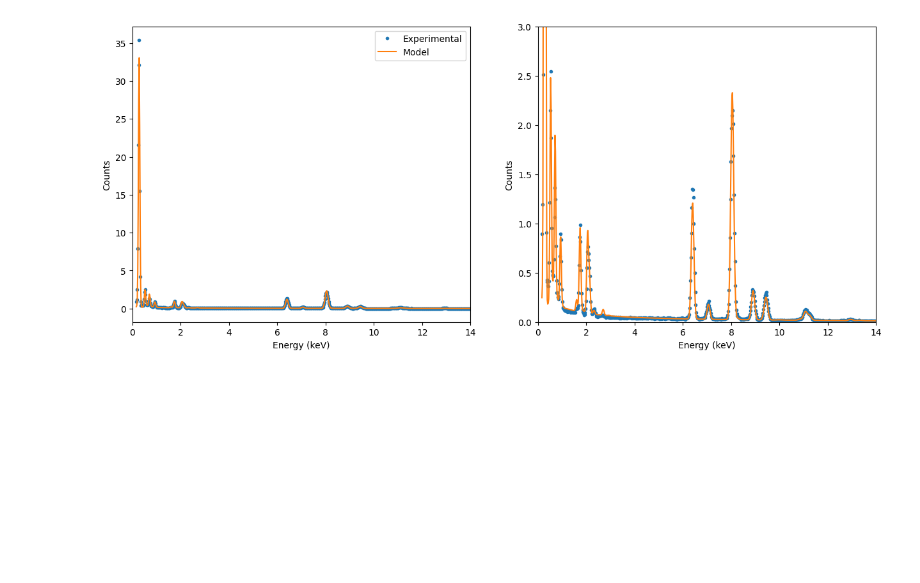
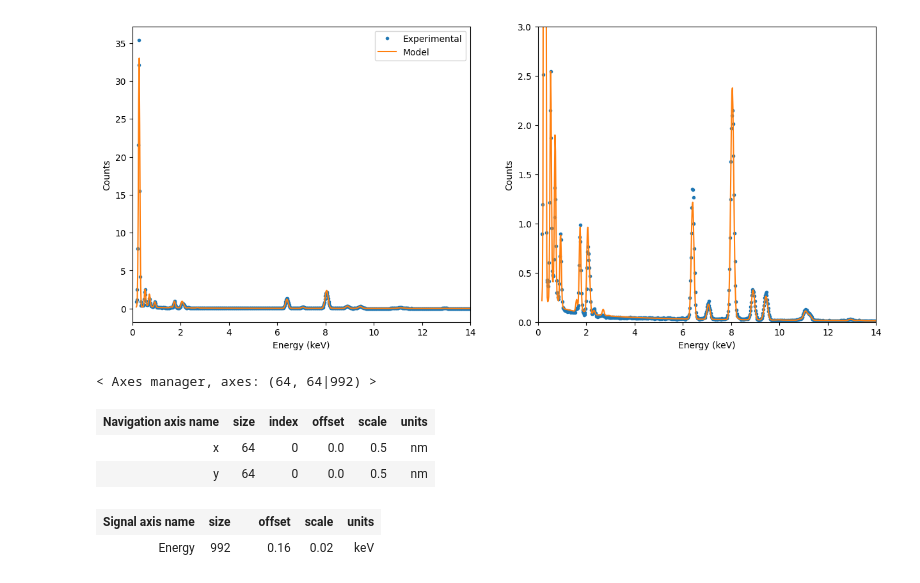
Before and after one commit to adriente/espm, a Jupyter notebook: notebooks/papers_figures.ipynb, the cells around one changed output. Drawn from its saved outputs; the diff is of its cells as text; code cells hidden in the pictures; blank space fills up the shorter version.

```diff
--- a/notebooks/papers_figures.ipynb
+++ b/notebooks/papers_figures.ipynb
@@ -757,0 +855,9 @@ axs[1].set_xlim(0,14.0)
+# %%
+core_shell_f.axes_manager
+# %% [output]
+< Axes manager, axes: (64, 64|992) >
+| Navigation axis name | size | index | offset | scale | units |
+| x | 64 | 0 | 0.0 | 0.5 | nm |
+| y | 64 | 0 | 0.0 | 0.5 | nm |
+| Signal axis name | size |  | offset | scale | units |
+| Energy | 992 |  | 0.16 | 0.02 | keV |
```
Also changed, not shown: parts of 34 cells of this notebook, 5 other files.
